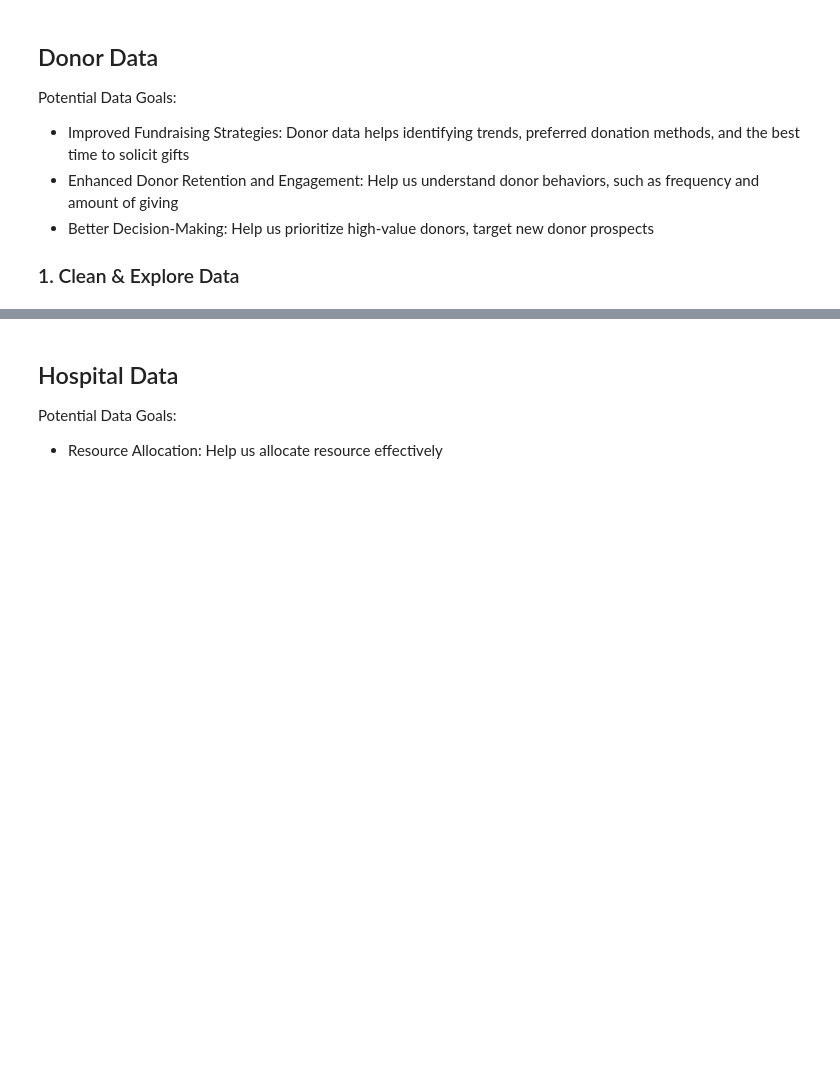
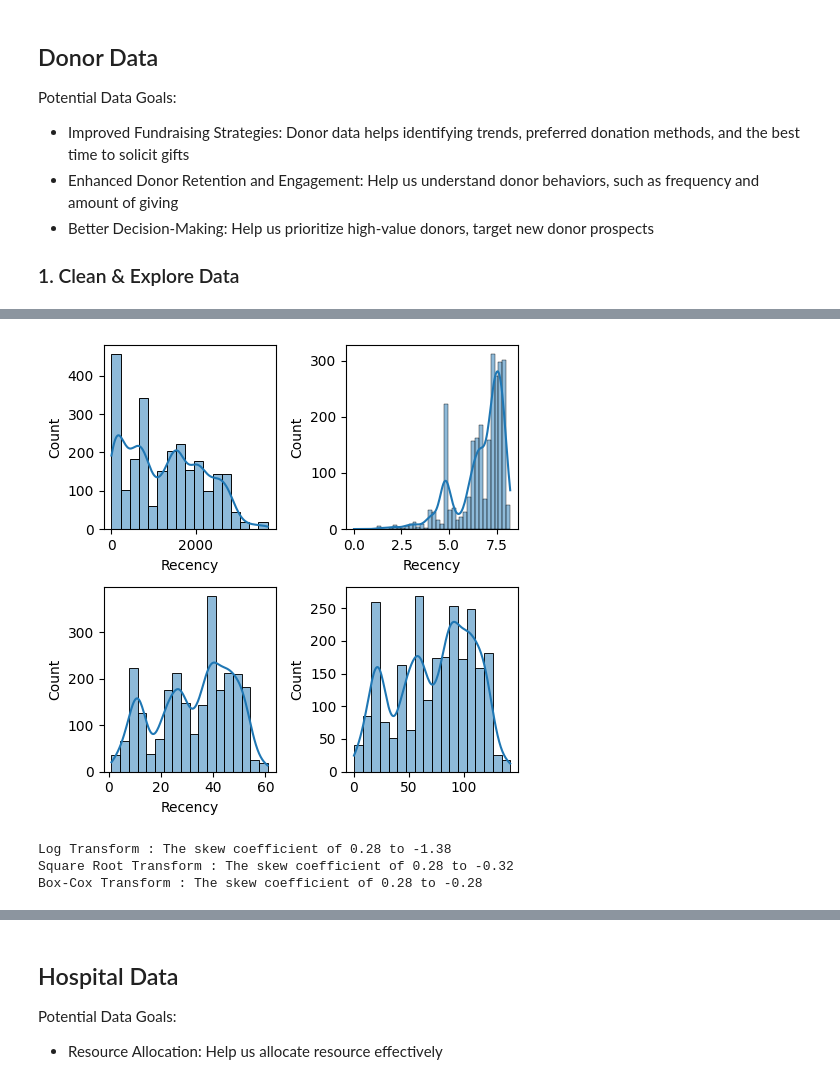
Before and after one commit to uyen-nguyen-190304/BRDC_Cow, a Jupyter notebook: RFManalysis.ipynb, the cells around one changed output, grey strips where cells are left out. Cells and saved outputs as stored; diff of their text form; code cells hidden in the pictures; blank space fills up the shorter version.

```diff
--- a/RFManalysis.ipynb
+++ b/RFManalysis.ipynb
@@ -105,0 +126,21 @@ donor_frequency
+# %%
+from scipy import stats
+def analyze_skewness(x):
+    fig, ax = plt.subplots(2, 2, figsize=(5,5))
+    sns.histplot(donor_frequency[x], ax=ax[0,0], kde=True)
+    sns.histplot(np.log(donor_frequency[x]), ax=ax[0,1], kde=True)
+    sns.histplot(np.sqrt(donor_frequency[x]), ax=ax[1,0], kde=True)
+    sns.histplot(stats.boxcox(donor_frequency[x])[0], ax=ax[1,1], kde=True)
+    plt.tight_layout()
+    plt.show()
+
+    print('Log Transform : The skew coefficient of', donor_frequency[x].skew().round(2), 'to', np.log(donor_frequency[x]).skew().round(2))
+    print('Square Root Transform : The skew coefficient of', donor_frequency[x].skew().round(2), 'to', np.sqrt(donor_frequency[x]).skew().round(2))
+    print('Box-Cox Transform : The skew coefficient of', donor_frequency[x].skew().round(2), 'to', pd.Series(stats.boxcox(donor_frequency[x])[0]).skew().round(2))
+# %%
+analyze_skewness('Recency')
+# %% [output]
+[figure, added]
+Log Transform : The skew coefficient of 0.28 to -1.38
+Square Root Transform : The skew coefficient of 0.28 to -0.32
+Box-Cox Transform : The skew coefficient of 0.28 to -0.28
```
Also changed, not shown: parts of 30 cells of this notebook.
